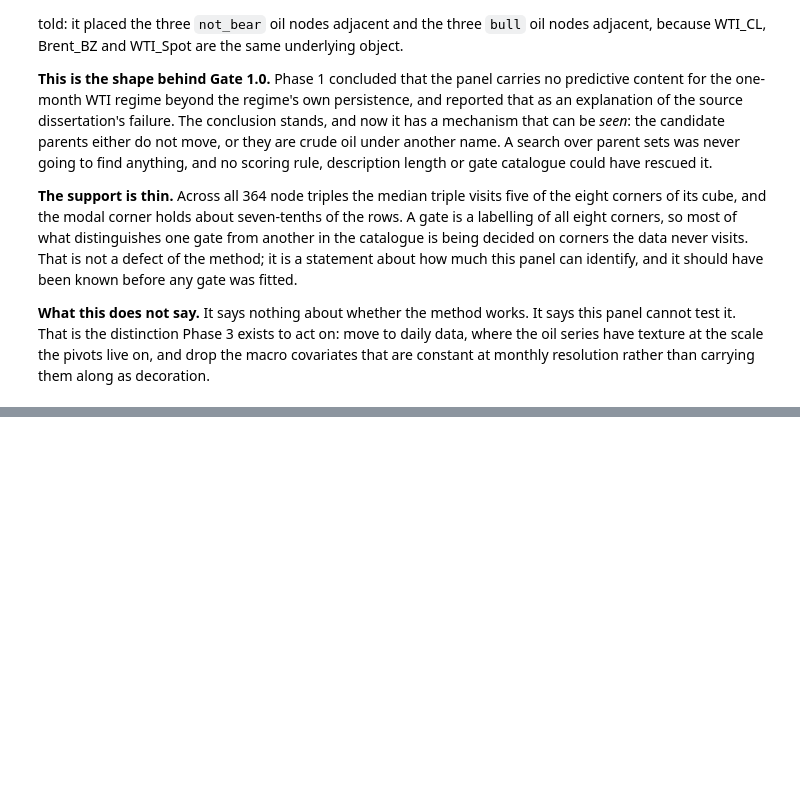
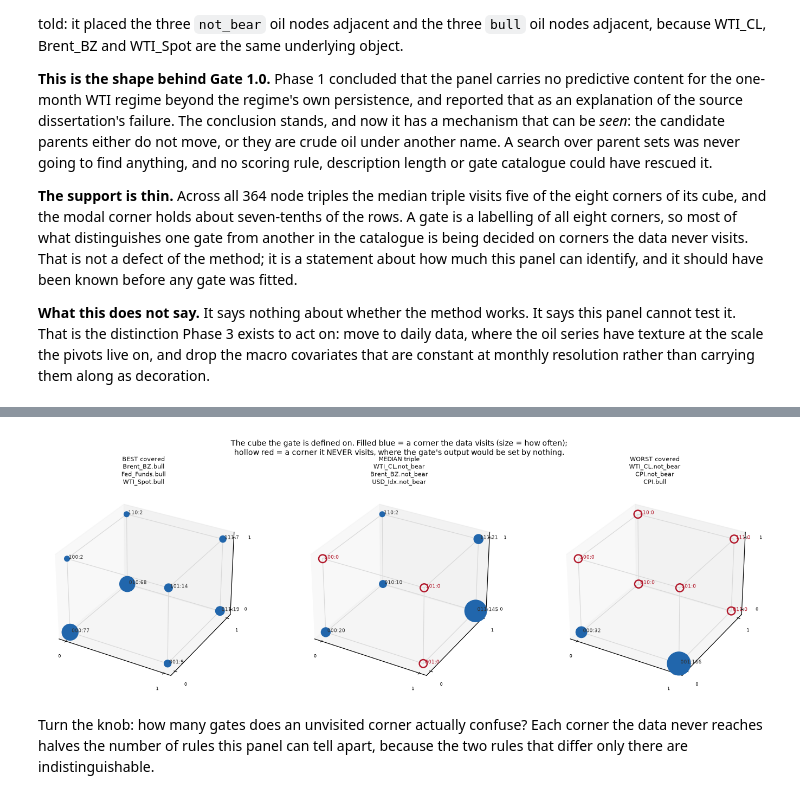
Before and after one commit to albertoHdzE/CausalBool, a Jupyter notebook: imp-prices/notebooks/04_the_visual_pass.ipynb, the cells around one changed output, grey strips where cells are left out. Cells and saved outputs as stored; diff of their text form; code cells hidden in the pictures; blank space fills up the shorter version.

```diff
--- a/imp-prices/notebooks/04_the_visual_pass.ipynb
+++ b/imp-prices/notebooks/04_the_visual_pass.ipynb
@@ -496,0 +517,20 @@ carrying them along as decoration.
+# %%
+lr = np.log(full).diff().dropna()
+NAMES = {0: "bear", 1: "stagnant", 2: "bull"}
+CODE = {0: (0, 0), 1: (1, 0), 2: (1, 1)}
+
+when = "2020-04-30"
+i = list(reg.index.strftime("%Y-%m-%d")).index(when)
+
+print(f"ONE MONTH BY HAND: {when}\n")
+print(f"{'series':<10s} {'log return':>11s} {'state':>6s} {'name':>9s}   bits")
+print("-" * 52)
+for c in reg.columns:
+    st = int(reg[c].iloc[i])
+    print(f"{c:<10s} {lr[c].iloc[i]:>+11.5f} {st:>6d} {NAMES[st]:>9s}   {CODE[st]}")
+
+row = B.iloc[i].to_numpy()
+print("\nthe 14-bit row, in column order:")
+for c, b in zip(B.columns, row):
+    print(f"    {b}   {c}")
+print("\nas a word:", "".join(map(str, row)))
@@ -496,0 +572,50 @@ carrying them along as decoration.
+# %%
+from itertools import combinations
+from mpl_toolkits.mplot3d import Axes3D  # noqa: F401
+
+CORNERS = np.array([[(i >> b) & 1 for b in range(3)] for i in range(8)])
+
+def draw_cube(ax, cols, title):
+    cnt = support(B, cols)
+    for a in range(8):
+        for b in range(a + 1, 8):
+            if bin(a ^ b).count("1") == 1:
+                ax.plot(*zip(CORNERS[a], CORNERS[b]), color="0.85", lw=0.8, zorder=1)
+    vis = cnt > 0
+    ax.scatter(CORNERS[vis, 0], CORNERS[vis, 1], CORNERS[vis, 2],
+               s=30 + 900 * cnt[vis] / cnt.sum(), color="#2166AC",
+               zorder=3, depthshade=False)
+    if (~vis).any():
+        ax.scatter(CORNERS[~vis, 0], CORNERS[~vis, 1], CORNERS[~vis, 2], s=90,
+                   facecolors="none", edgecolors="#B2182B", linewidths=1.6,
+                   zorder=3, depthshade=False)
+    for a in range(8):
+        ax.text(CORNERS[a, 0], CORNERS[a, 1], CORNERS[a, 2],
+                f" {format(a,'03b')}:{cnt[a]}", fontsize=6,
+                color="#B2182B" if cnt[a] == 0 else "0.2")
+    ax.set_title(title, fontsize=7)
+    ax.set_xticks([0, 1]); ax.set_yticks([0, 1]); ax.set_zticks([0, 1])
+    ax.tick_params(labelsize=5); ax.grid(False)
+
+triples = list(combinations(list(B.columns), 3))
+scored = sorted(((int((support(B, t) > 0).sum()), t) for t in triples),
+                key=lambda z: z[0])
+picks = [scored[-1][1], scored[len(scored) // 2][1], scored[0][1]]
+labels = ["BEST covered", "MEDIAN triple", "WORST covered"]
+
+fig = plt.figure(figsize=(13, 4.4))
+for j, (t, lab) in enumerate(zip(picks, labels)):
+    ax = fig.add_subplot(1, 3, j + 1, projection="3d")
+    draw_cube(ax, t, lab + "\n" + "\n".join(t))
+fig.suptitle("The cube the gate is defined on. Filled blue = a corner the data visits "
+             "(size = how often);\nhollow red = a corner it NEVER visits, where the "
+             "gate's output would be set by nothing.", fontsize=9)
+plt.tight_layout(); plt.savefig(os.path.join(ROOT, "figures", "04_C1_support_cube.png"),
+                                dpi=130, bbox_inches="tight")
+plt.show()
+# %% [output]
+[figure, added]
+# %% [markdown]
+Turn the knob: how many gates does an unvisited corner actually confuse? Each
+corner the data never reaches halves the number of rules this panel can tell
+apart, because the two rules that differ only there are indistinguishable.
```
Also changed, not shown: parts of 8 cells of this notebook, 3 other files.
